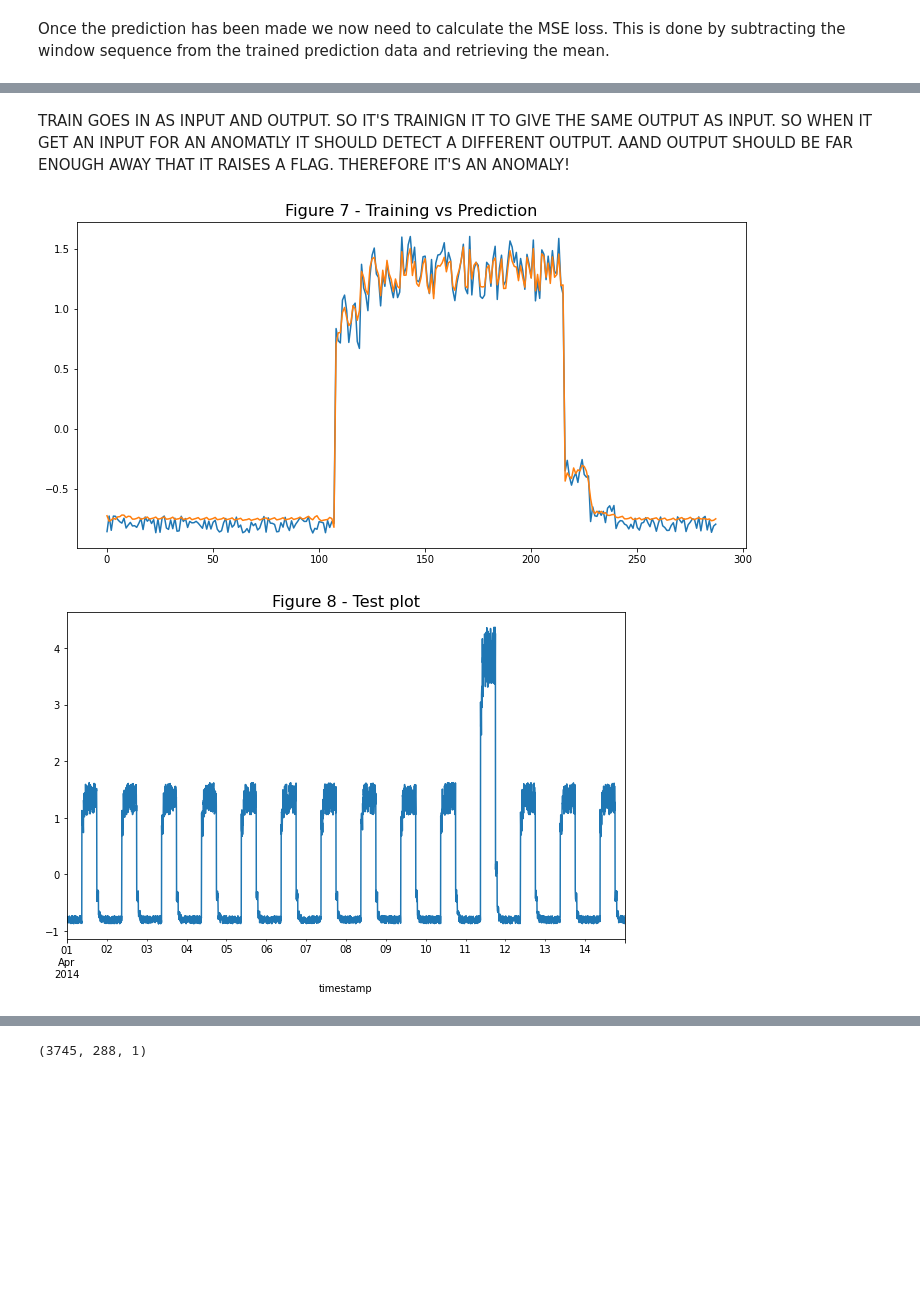
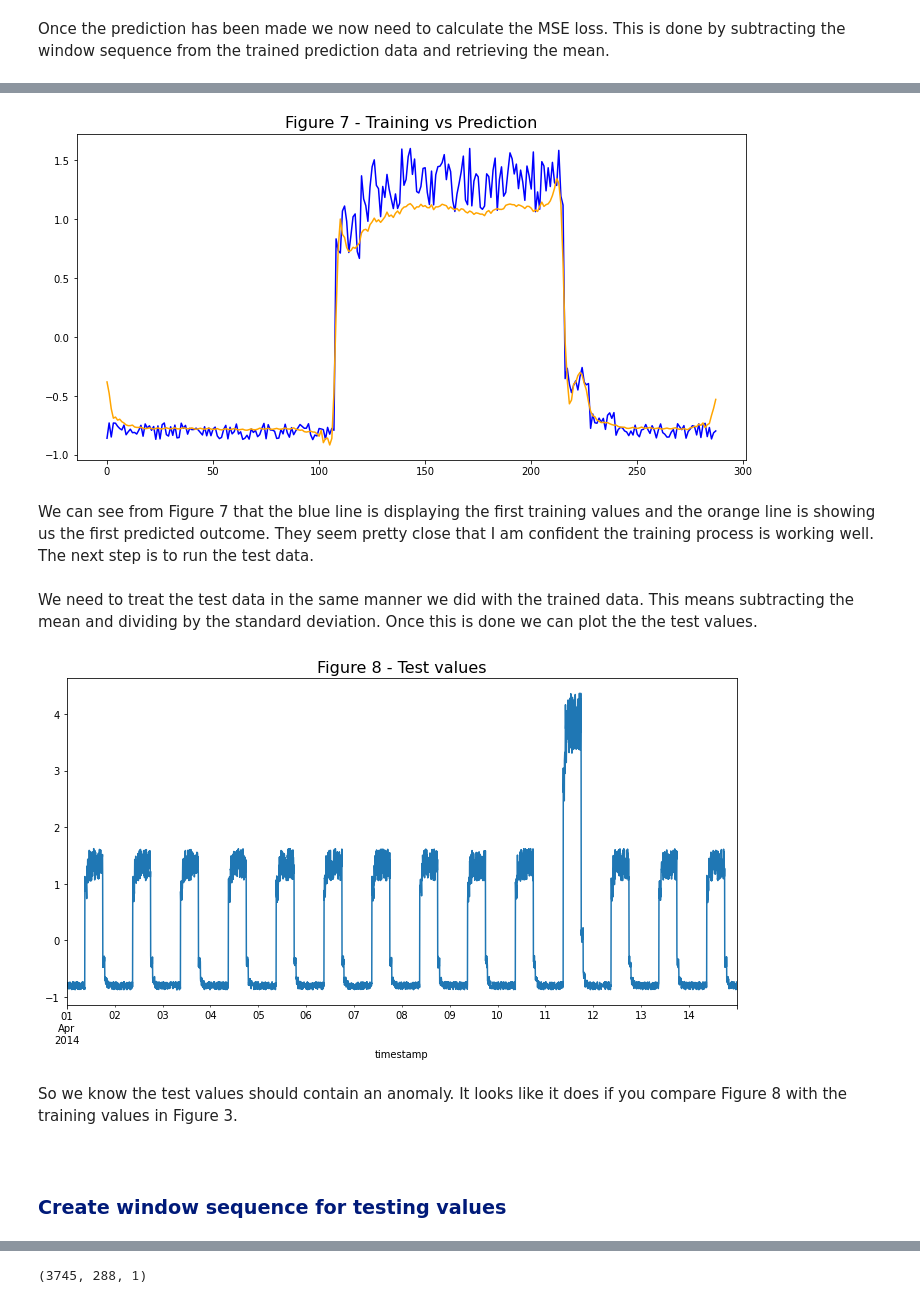
Before and after one commit to SarahMcN25/machine_stastics_assessment, a Jupyter notebook: anomaly-detection.ipynb, the cells around one changed output, grey strips where cells are left out. Cells and saved outputs as stored; diff of their text form; code cells hidden in the pictures; blank space fills up the shorter version.

Commit message:
finished evalution and detection of anomaly

```diff
--- a/anomaly-detection.ipynb
+++ b/anomaly-detection.ipynb
@@ -888,18 +874,16 @@ threshold
-# %% [markdown]
-TRAIN GOES IN AS INPUT AND OUTPUT. SO IT'S TRAINIGN IT TO GIVE THE SAME OUTPUT AS INPUT. SO WHEN IT GET AN INPUT FOR AN ANOMATLY IT SHOULD DETECT A DIFFERENT OUTPUT. AAND OUTPUT SHOULD BE FAR ENOUGH AWAY THAT IT RAISES A FLAG. THEREFORE IT'S AN ANOMALY!
 # %%
-# PLOTTING TRAINING SET AGAINST WHAT THE NEURAL NETWROK IS
-# PREDICTING THE OUTPUT SHOULD BE
-
-#
+# PLotting training against what the neural network is predicting the output should be.
 fig, ax = plt.subplots(figsize=(12, 6))
 plt.title("Figure 7 - Training vs Prediction", size=16)
 
-#
-ax.plot(x_train[0])
-
-#
-ax.plot(x_train_pred[0]);
+# Plot the first training value.
+ax.plot(x_train[0], color="blue")
+# Plot the first predicted outcome value.
+ax.plot(x_train_pred[0], color="orange");
 # %% [output]
-[figure, old version]
+[figure, new version]
+# %% [markdown]
+We can see from Figure 7 that the blue  line is displaying the first training values and the orange line is showing us the first predicted outcome. They seem pretty close that I am confident the training process is working well. The next step is to run the test data.
+# %% [markdown]
+We need to treat the test data in the same manner we did with the trained data. This means subtracting the mean and dividing by the standard deviation. Once this is done we can plot the the test values.
 # %%
@@ -909,9 +892,16 @@ ax.plot(x_train_pred[0]);
 df_test_value = (df_daily_jumpsup - train_mean) / train_std
 # %%
-# now plot
-fig, ax = plt.subplots(figsize=(10, 6))
-plt.title("Figure 8 - Test plot", size=16)
-#
+# Plot the test values.
+fig, ax = plt.subplots(figsize=(12, 6))
+plt.title("Figure 8 - Test values", size=16)
+
+# Pass in the test values.
 df_test_value.plot(legend=False, ax=ax);
 # %% [output]
-[figure, old version]
+[figure, new version]
+# %% [markdown]
+So we know the test values should contain an anomaly. It looks like it does if you compare Figure 8 with the training values in Figure 3.
+# %% [markdown]
+<br>
+
+<h3 style="color: #001a79;">Create window sequence for testing values</h3>
```
Also changed, not shown: parts of 31 cells of this notebook.
